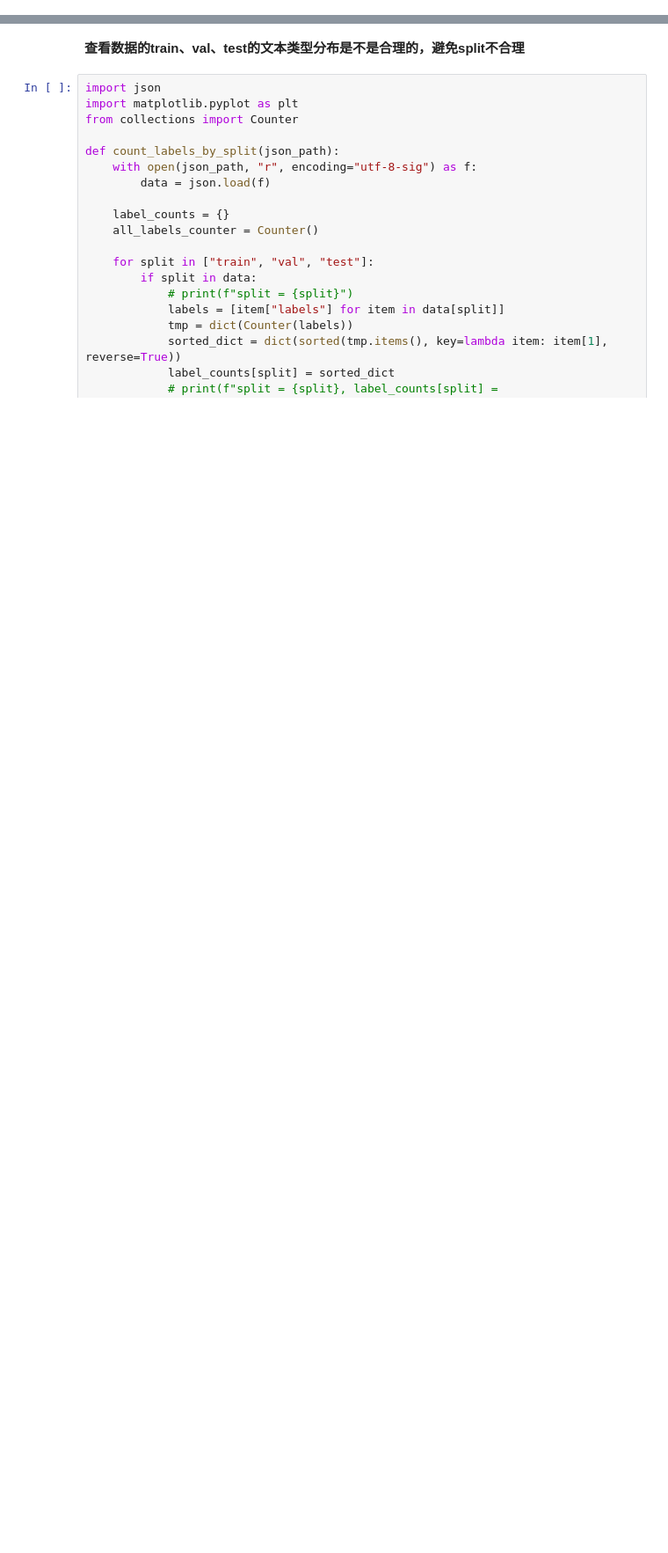
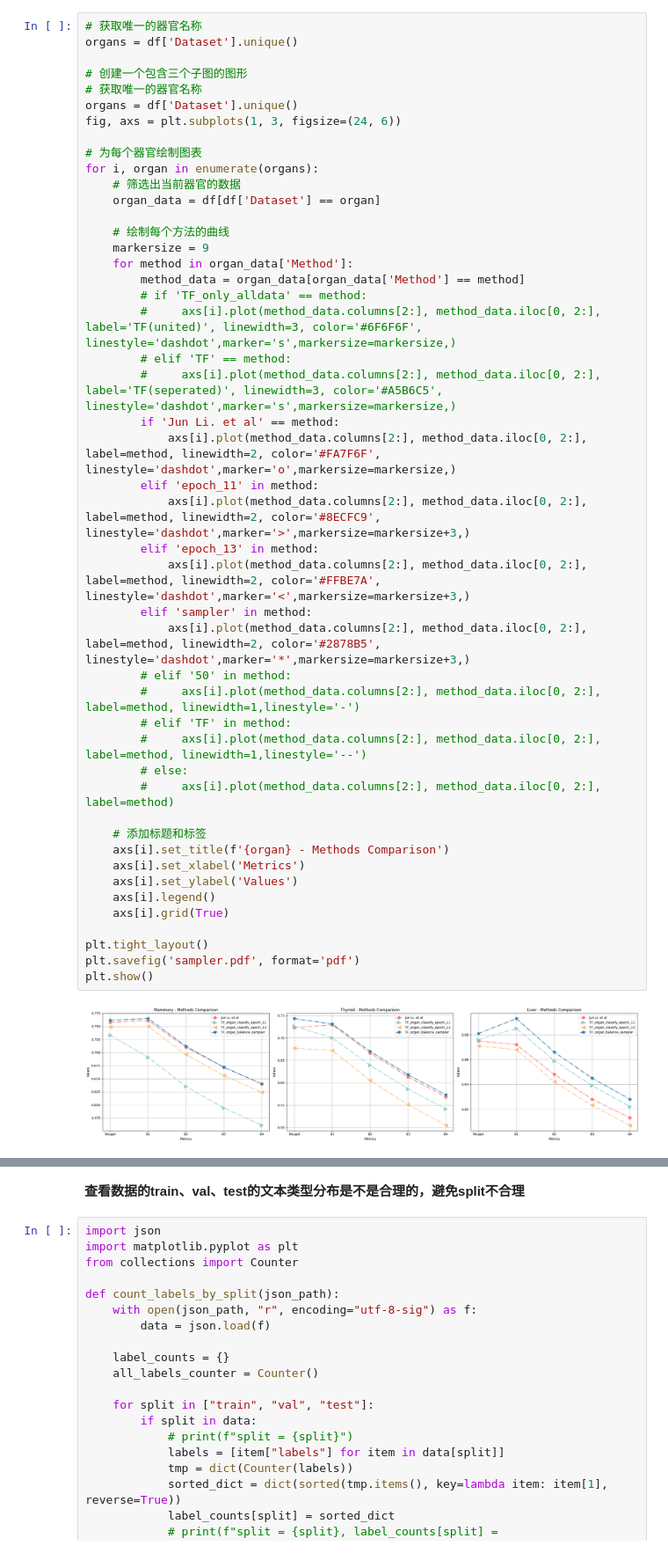
Before and after one commit to chenzhwsysu57/Ultrasound-Report-Generation, a Jupyter notebook: result_viewer.ipynb, the cells around one changed output, grey strips where cells are left out. Shown at 88% size. Drawn from its saved outputs; the diff is of its cells as text; blank space fills up the shorter version.

```diff
--- a/result_viewer.ipynb
+++ b/result_viewer.ipynb
@@ -48,0 +62,49 @@ plt.show()
+# %%
+# 获取唯一的器官名称
+organs = df['Dataset'].unique()
+
+# 创建一个包含三个子图的图形
+# 获取唯一的器官名称
+organs = df['Dataset'].unique()
+fig, axs = plt.subplots(1, 3, figsize=(24, 6))
+
+# 为每个器官绘制图表
+for i, organ in enumerate(organs):
+    # 筛选出当前器官的数据
+    organ_data = df[df['Dataset'] == organ]
+
+    # 绘制每个方法的曲线
+    markersize = 9
+    for method in organ_data['Method']:
+        method_data = organ_data[organ_data['Method'] == method]
+        # if 'TF_only_alldata' == method:
+        #     axs[i].plot(method_data.columns[2:], method_data.iloc[0, 2:], label='TF(united)', linewidth=3, color='#6F6F6F', linestyle='dashdot',marker='s',markersize=markersize,)
+        # elif 'TF' == method:
+        #     axs[i].plot(method_data.columns[2:], method_data.iloc[0, 2:], label='TF(seperated)', linewidth=3, color='#A5B6C5', linestyle='dashdot',marker='s',markersize=markersize,)
+        if 'Jun Li. et al' == method:
+            axs[i].plot(method_data.columns[2:], method_data.iloc[0, 2:], label=method, linewidth=2, color='#FA7F6F', linestyle='dashdot',marker='o',markersize=markersize,)
+        elif 'epoch_11' in method:
+            axs[i].plot(method_data.columns[2:], method_data.iloc[0, 2:], label=method, linewidth=2, color='#8ECFC9', linestyle='dashdot',marker='>',markersize=markersize+3,)
+        elif 'epoch_13' in method:
+            axs[i].plot(method_data.columns[2:], method_data.iloc[0, 2:], label=method, linewidth=2, color='#FFBE7A', linestyle='dashdot',marker='<',markersize=markersize+3,)
+        elif 'sampler' in method:
+            axs[i].plot(method_data.columns[2:], method_data.iloc[0, 2:], label=method, linewidth=2, color='#2878B5', linestyle='dashdot',marker='*',markersize=markersize+3,)
+        # elif '50' in method:
+        #     axs[i].plot(method_data.columns[2:], method_data.iloc[0, 2:], label=method, linewidth=1,linestyle='-')
+        # elif 'TF' in method:
+        #     axs[i].plot(method_data.columns[2:], method_data.iloc[0, 2:], label=method, linewidth=1,linestyle='--')
+        # else:
+        #     axs[i].plot(method_data.columns[2:], method_data.iloc[0, 2:], label=method)
+
+    # 添加标题和标签
+    axs[i].set_title(f'{organ} - Methods Comparison')
+    axs[i].set_xlabel('Metrics')
+    axs[i].set_ylabel('Values')
+    axs[i].legend()
+    axs[i].grid(True)
+
+plt.tight_layout()
+plt.savefig('sampler.pdf', format='pdf')
+plt.show()
+# %% [output]
+[figure, added]
```
Also changed, not shown: parts of 6 cells of this notebook, 7 other files.
